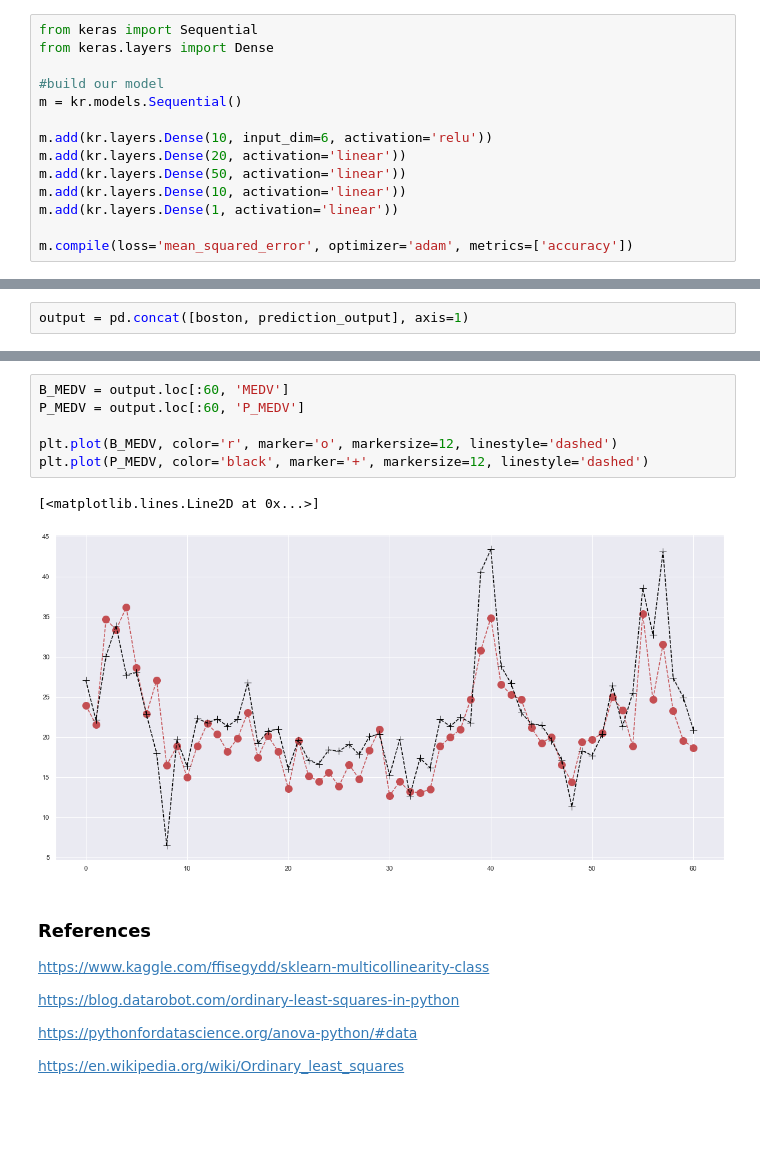
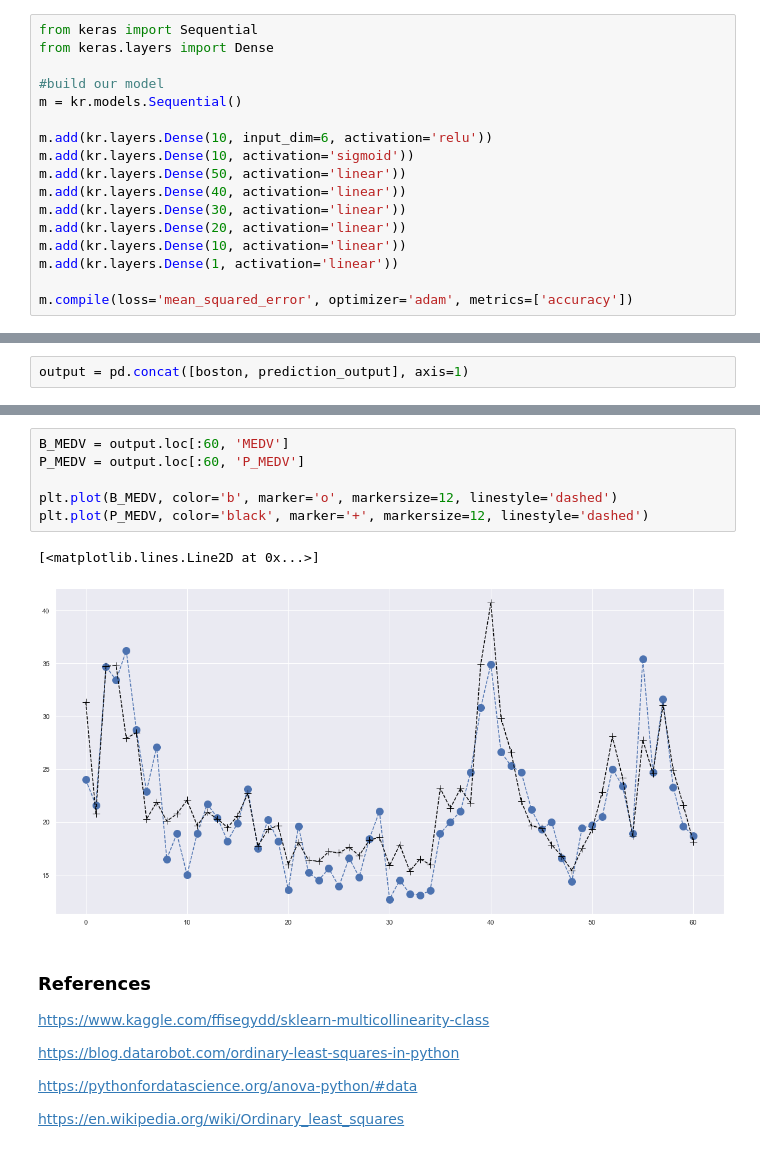
Before and after one commit to SimonMcLain/ML-Statistics-Project-2019-G00364775, a Jupyter notebook: Project.ipynb, the cells around one changed output, grey strips where cells are left out. Saved outputs shown, nothing was run; the diff lists cells and outputs as text; blank space fills up the shorter version.

```diff
--- a/Project.ipynb
+++ b/Project.ipynb
@@ -323,8 +323,11 @@ from keras.layers import Dense
 m = kr.models.Sequential()
 
 m.add(kr.layers.Dense(10, input_dim=6, activation='relu'))
+m.add(kr.layers.Dense(10, activation='sigmoid'))
+m.add(kr.layers.Dense(50, activation='linear'))
+m.add(kr.layers.Dense(40, activation='linear'))
+m.add(kr.layers.Dense(30, activation='linear'))
 m.add(kr.layers.Dense(20, activation='linear'))
-m.add(kr.layers.Dense(50, activation='linear'))
 m.add(kr.layers.Dense(10, activation='linear'))
 m.add(kr.layers.Dense(1, activation='linear'))
 
@@ -393,12 +396,12 @@ output
 # %%
 B_MEDV = output.loc[:60, 'MEDV']
 P_MEDV = output.loc[:60, 'P_MEDV']
 
-plt.plot(B_MEDV, color='r', marker='o', markersize=12, linestyle='dashed')
+plt.plot(B_MEDV, color='b', marker='o', markersize=12, linestyle='dashed')
 plt.plot(P_MEDV, color='black', marker='+', markersize=12, linestyle='dashed')
 # %% [output]
 [<matplotlib.lines.Line2D at 0x...>]
-[figure, old version]
+[figure, new version]
 # %% [markdown]
 ### References
 https://www.kaggle.com/ffisegydd/sklearn-multicollinearity-class
```
Also changed, not shown: parts of 4 cells of this notebook.
